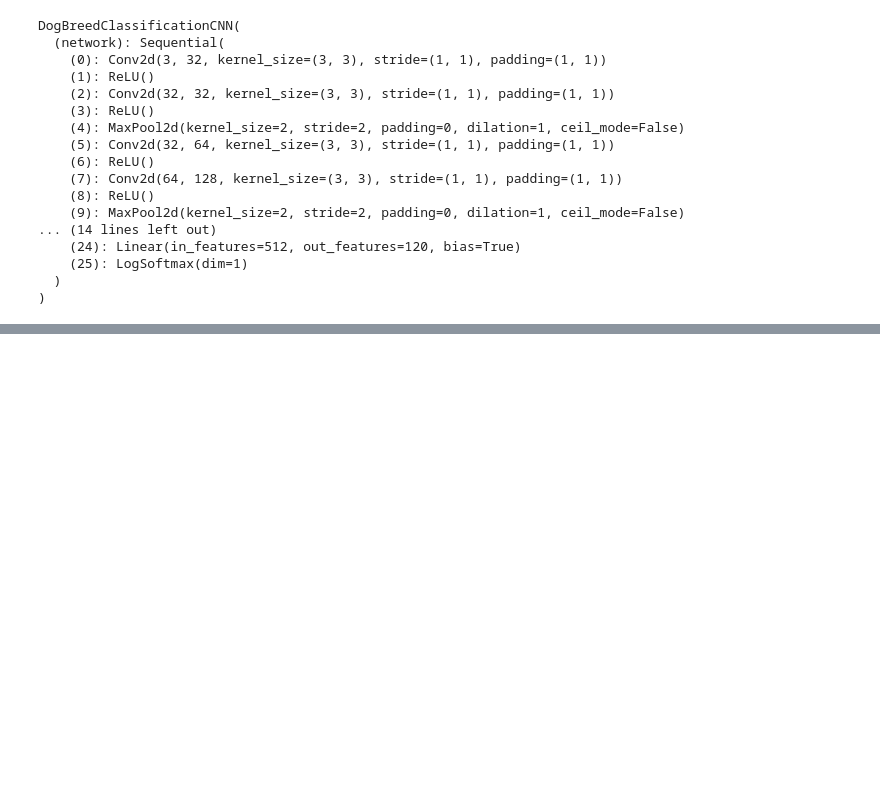
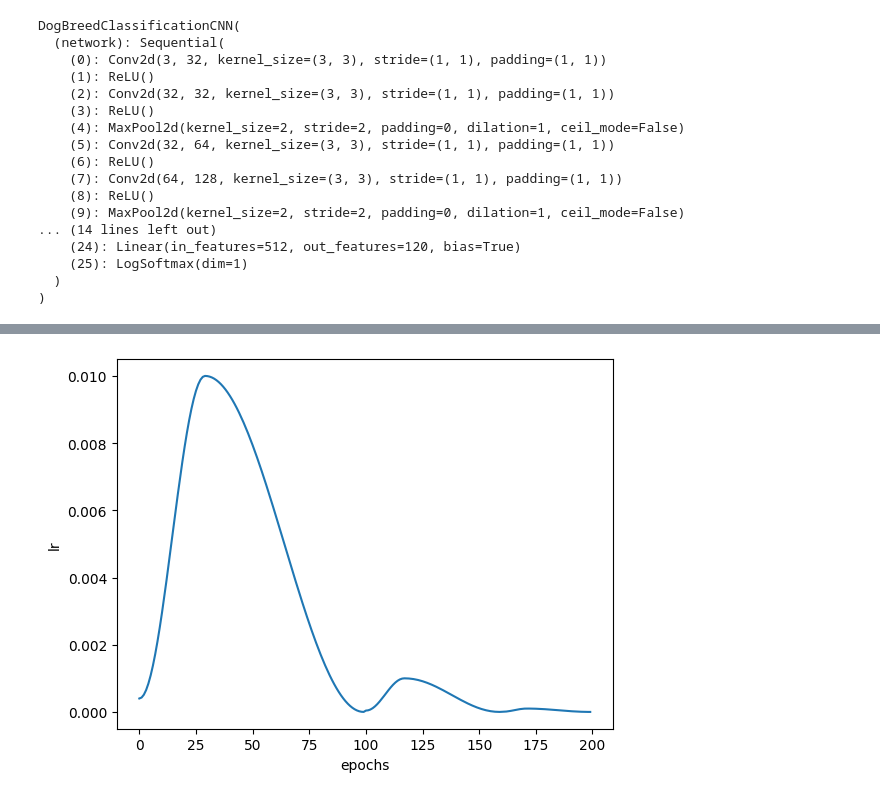
Before and after one commit to a945120/ColabforAI, a Jupyter notebook: Dogsbreeds.ipynb, the cells around one changed output, grey strips where cells are left out. Saved outputs shown, nothing was run; the diff lists cells and outputs as text; code cells hidden in the pictures; blank space fills up the shorter version.

```diff
--- a/Dogsbreeds.ipynb
+++ b/Dogsbreeds.ipynb
@@ -367,0 +372,8 @@ def evaluate(model, val_loader):
+# %%
+# set hyperparams
+num_epochs = 5
+opt_func = torch.optim.SGD
+
+max_lr = 0.01
+grad_clip = 0.1
+weight_decay = 1e-4
@@ -367,0 +431,8 @@ def evaluate(model, val_loader):
+# %%
+lrs = np.concatenate([x.get('lrs', []) for x in history])
+plt.xlabel('epochs')
+plt.ylabel('lr')
+plt.plot(lrs)
+plt.show()
+# %% [output]
+[figure, added]
```
Also changed, not shown: parts of 15 cells of this notebook.
